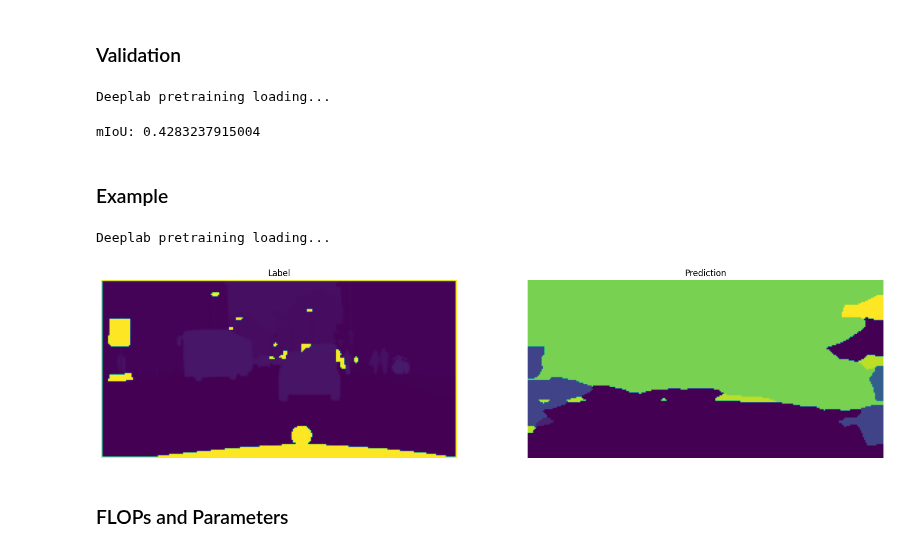
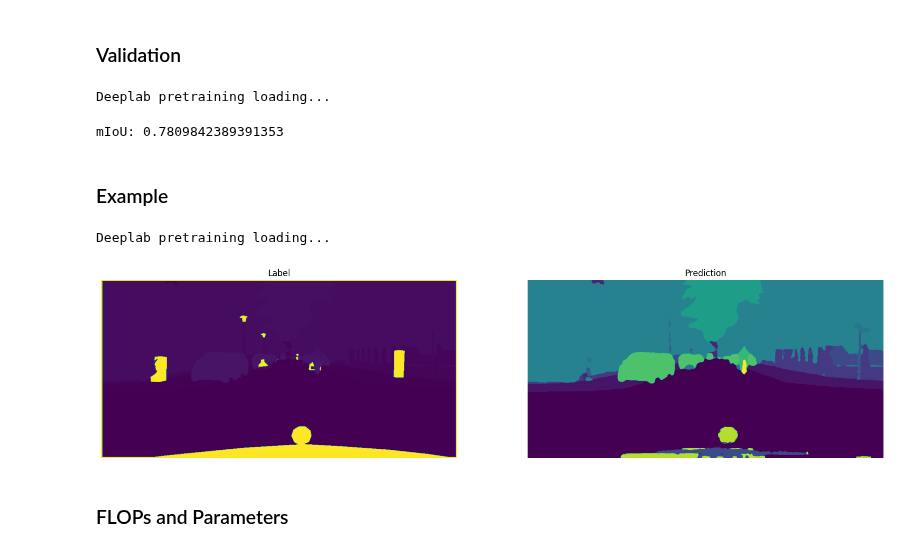
Before and after one commit to QuantDreamGit/SemanticSegmentation, a Jupyter notebook: cityscapes_deeplabv2.ipynb, the cells around one changed output. Drawn from its saved outputs; the diff is of its cells as text; code cells hidden in the pictures.

```diff
--- a/cityscapes_deeplabv2.ipynb
+++ b/cityscapes_deeplabv2.ipynb
@@ -74,38 +90,38 @@ OutOfMemoryError: CUDA out of memory. Tried to allocate 264.00 MiB. GPU
 # %%
 def validate():
     # Set the device
-    device = torch.device('cuda' if torch.cuda.is_available() else 'cpu')
+    device = torch.device('cuda')
     # Load the model
     model = get_deeplab_v2(root_dir='models/deeplabv2').to(device)
     model.load_state_dict(torch.load('models/deeplabv2/deeplabv2.pth'))
+    # Set the model to evaluation mode
     model.eval()
 
     # Load the dataset
     dataset = CityScapes(root_dir='datasets/Cityspaces', split='val', mode='single', raw_label=False)
-    dataloader = DataLoader(dataset, batch_size=16, shuffle=True, num_workers=2, pin_memory=True)
+    dataloader = DataLoader(dataset, batch_size=1, shuffle=True, num_workers=1)
 
+    # Validate the model
     hist = np.zeros((19, 19))
     for i, (image, label) in tqdm(enumerate(dataloader)):
         image = image.to(device)
         label = label.to(device)
         # Forward pass
         output = model(image)
-        # output shape: (1, 19, 128, 256)
-        # label shape: (1, 128, 256)
-        # Compute the predictions (1, 128, 256)
+        # Compute the predictions
         pred = output.argmax(dim=1)
-
 
         # Calculate the mean IoU
         hist += fast_hist(label.flatten().cpu().numpy(), pred.flatten().cpu().numpy(), 19)
         miou = np.mean(per_class_iou(hist))
 
+    # Print the mIoU
     print(f'mIoU: {miou}')
 
 validate()
 # %% [output]
 Deeplab pretraining loading...
-mIoU: 0.4283237915004
+mIoU: 0.7809842389391353
 # %% [markdown]
 ### Example
 # %%
@@ -114,46 +130,44 @@ device = torch.device('cuda' if torch.cuda.is_available() else 'cpu')
 # Load the model
 model = get_deeplab_v2(root_dir='models/deeplabv2').to(device)
 model.load_state_dict(torch.load('models/deeplabv2/deeplabv2.pth'))
+# Set the model to evaluation mode
 model.eval()
 
 # Load the dataset
 dataset = CityScapes(root_dir='datasets/Cityspaces', split='val', mode='single', raw_label=False)
-dataloader = DataLoader(dataset, batch_size=16, shuffle=True, num_workers=2, pin_memory=True)
+dataloader = DataLoader(dataset, batch_size=1, shuffle=True, num_workers=1)
 
+# Validate the model
 hist = np.zeros((19, 19))
 for i, (image, label) in tqdm(enumerate(dataloader)):
     image = image.to(device)
     label = label.to(device)
     # Forward pass
     output = model(image)
-    # output shape: (1, 19, 128, 256)
-    # label shape: (1, 128, 256)
-    # Compute the predictions (1, 128, 256)
+    # Compute the predictions
     pred = output.argmax(dim=1)
+    # Break after the first iteration
     break
 
 # Display the image
-import matplotlib.pyplot as plt
-from torchvision.transforms import ToPILImage
-
 image = ToPILImage()(image[0].cpu())
 # Convert label, pred from numpy to image
 label = Image.fromarray(label[0].cpu().numpy().astype(np.uint8))
 pred = Image.fromarray(pred[0].cpu().numpy().astype(np.uint8))
 
 plt.figure(figsize=(20, 20))
 plt.subplot(121)
 plt.imshow(label)
 plt.title('Label')
 plt.axis('off')
 plt.subplot(122)
 plt.imshow(pred)
 plt.title('Prediction')
 plt.axis('off')
 plt.show()
 # %% [output]
 Deeplab pretraining loading...
-[figure, old version]
+[figure, new version]
 # %% [markdown]
 ### FLOPs and Parameters
 # %%
```
Also changed, not shown: parts of 4 cells of this notebook.
